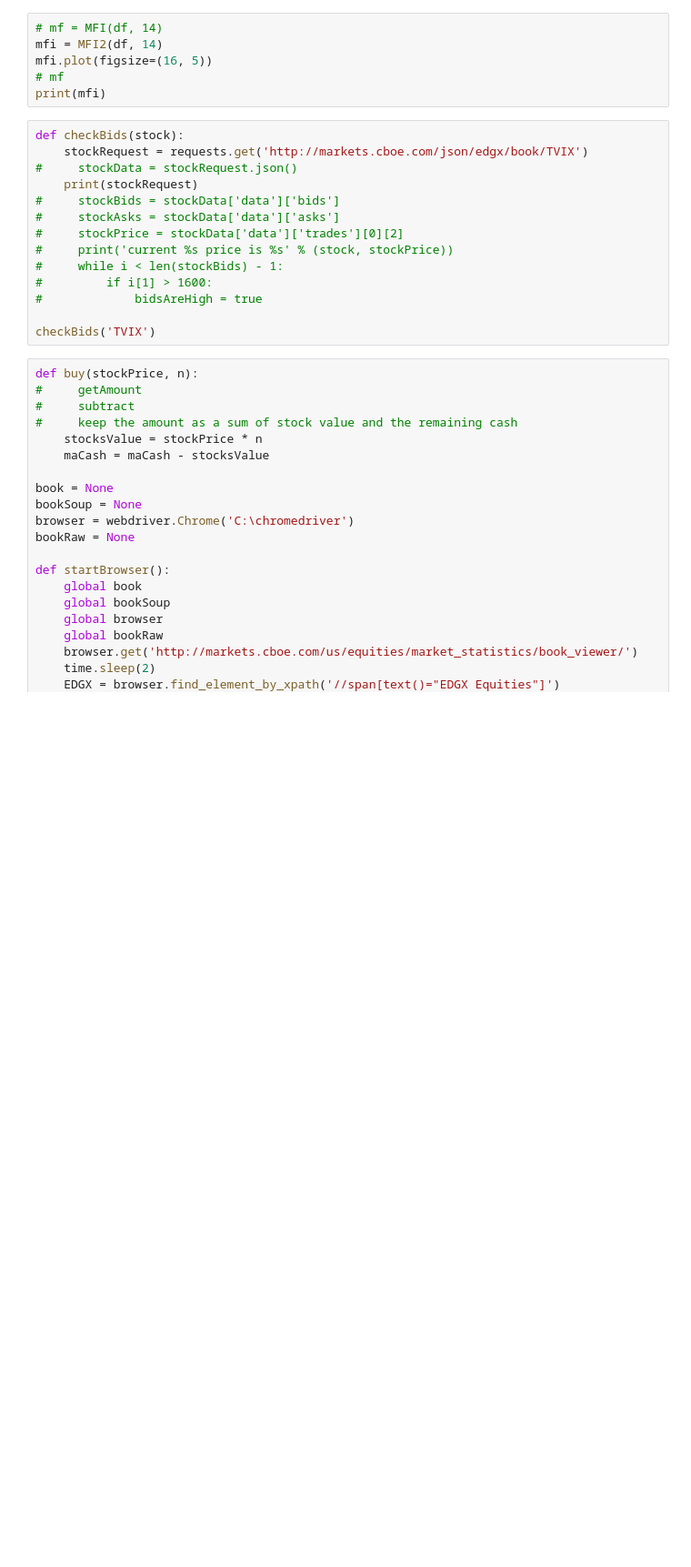
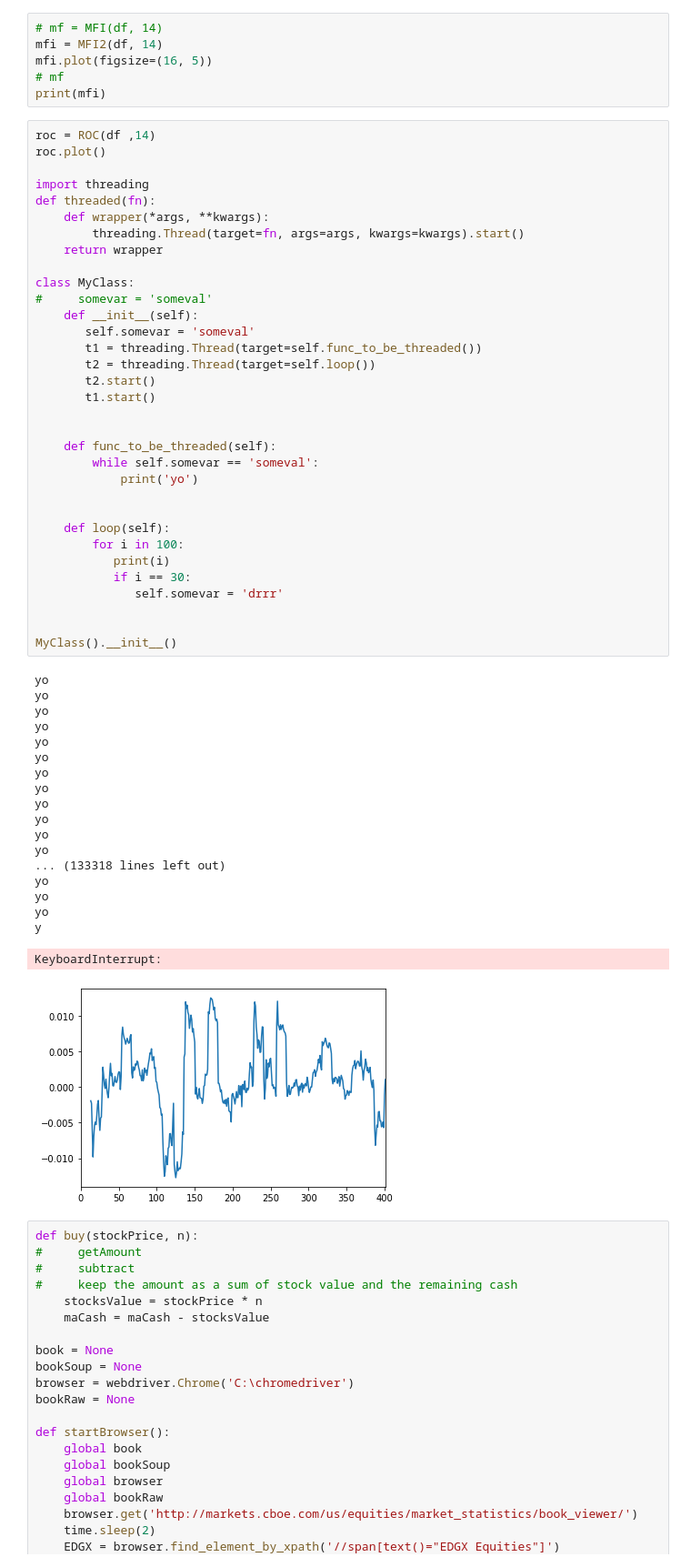
Before and after one commit to mazecore/Py_algotrader, a Jupyter notebook: TradingBot.ipynb, the cells around one changed output. Shown at 91% size. Drawn from its saved outputs; the diff is of its cells as text; blank space fills up the shorter version.

```diff
--- a/TradingBot.ipynb
+++ b/TradingBot.ipynb
@@ -87,20 +96,59 @@ mfi = MFI2(df, 14)
 mfi.plot(figsize=(16, 5))
 # mf
 print(mfi)
-# %%
-def checkBids(stock):
-    stockRequest = requests.get('http://markets.cboe.com/json/edgx/book/TVIX')
-#     stockData = stockRequest.json()
-    print(stockRequest)
-#     stockBids = stockData['data']['bids']
-#     stockAsks = stockData['data']['asks']
-#     stockPrice = stockData['data']['trades'][0][2]
-#     print('current %s price is %s' % (stock, stockPrice))
-#     while i < len(stockBids) - 1:
-#         if i[1] > 1600:
-#             bidsAreHigh = true
-
-checkBids('TVIX')
+# %%
+roc = ROC(df ,14)
+roc.plot()
+
+import threading
+def threaded(fn):
+    def wrapper(*args, **kwargs):
+        threading.Thread(target=fn, args=args, kwargs=kwargs).start()
+    return wrapper
+
+class MyClass:
+#     somevar = 'someval'
+    def __init__(self):
+       self.somevar = 'someval'
+       t1 = threading.Thread(target=self.func_to_be_threaded())
+       t2 = threading.Thread(target=self.loop())
+       t2.start()
+       t1.start()
+
+
+    def func_to_be_threaded(self):
+        while self.somevar == 'someval':
+            print('yo')
+
+
+    def loop(self):
+        for i in 100:
+           print(i)
+           if i == 30:
+              self.somevar = 'drrr'
+
+
+MyClass().__init__()
+# %% [output]
+yo
+yo
+yo
+yo
+yo
+yo
+yo
+yo
+yo
+yo
+yo
+yo
+... (133318 lines left out)
+yo
+yo
+yo
+y
+KeyboardInterrupt:
+[figure, added]
 # %%
 def buy(stockPrice, n):
 #     getAmount
```
Also changed, not shown: parts of 7 cells of this notebook, 5 other files.
